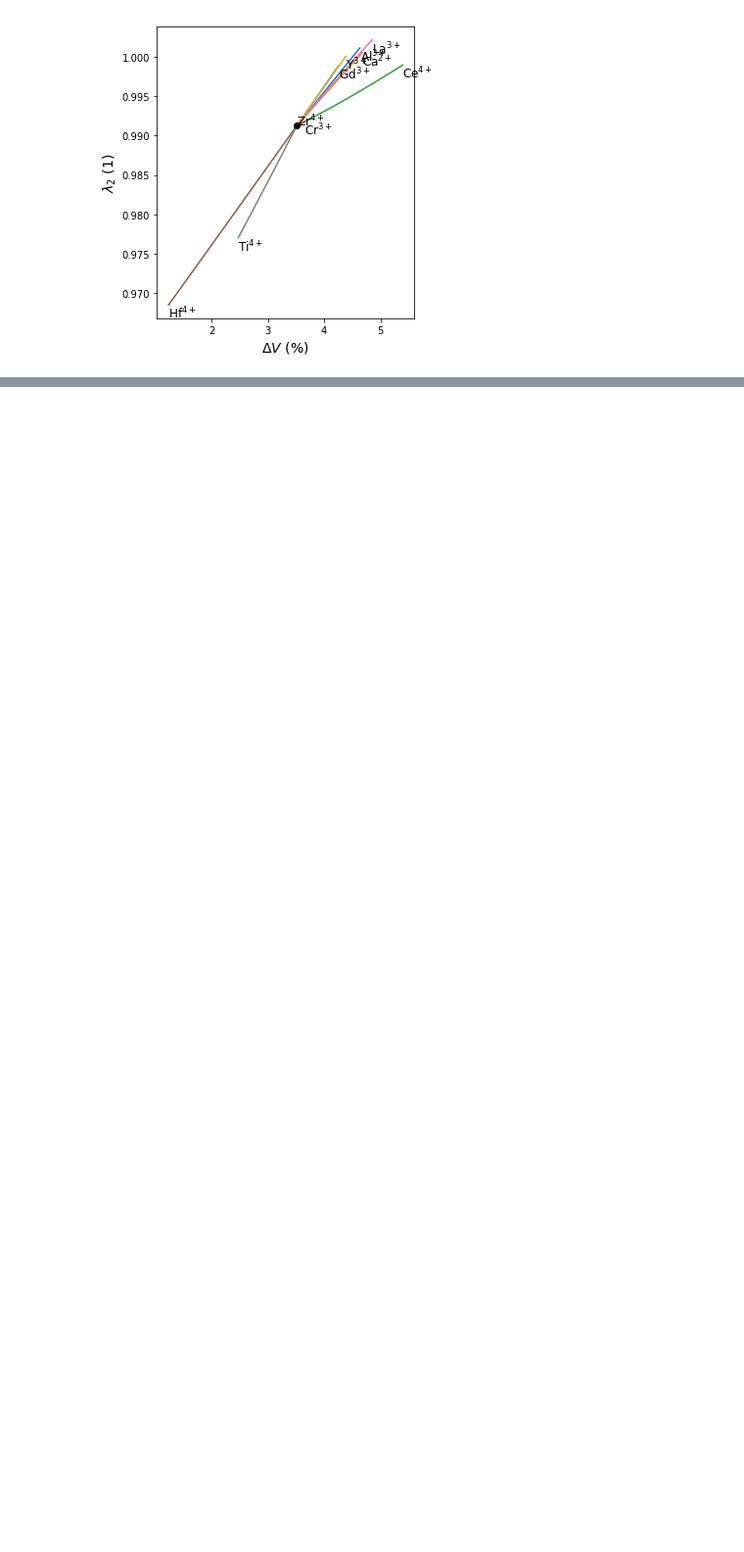
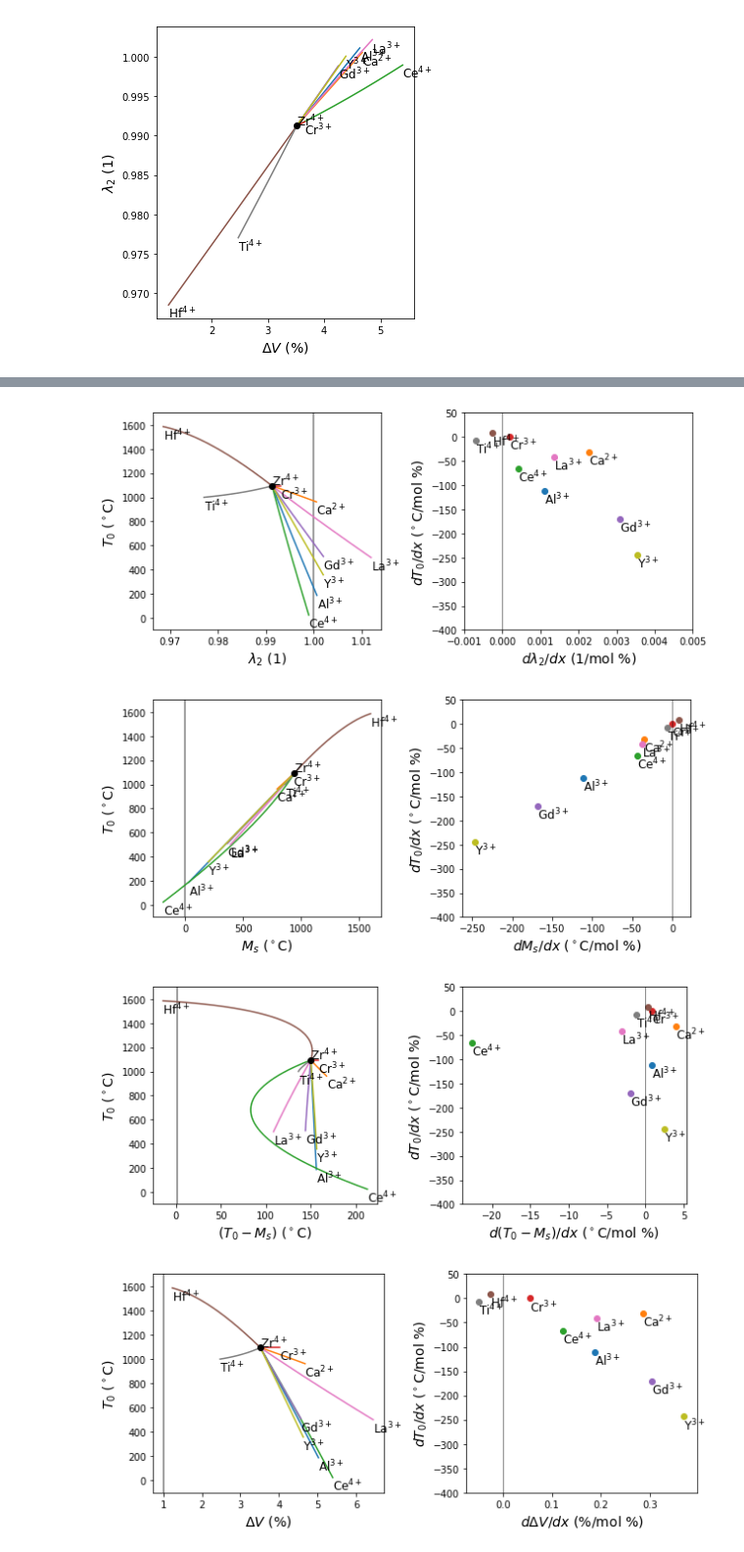
Before and after one commit to dskoda/smceramics, a Jupyter notebook: design_binary.ipynb, the cells around one changed output, grey strips where cells are left out. Shown at 98% size. Saved outputs shown, nothing was run; the diff lists cells and outputs as text; code cells hidden in the pictures; blank space fills up the shorter version.

```diff
--- a/design_binary.ipynb
+++ b/design_binary.ipynb
@@ -287,0 +339,54 @@ plt.show()
+# %%
+path = 'data/t0_corr'
+for prop in PROP_LABEL.keys():
+    files = sorted(os.listdir(path))
+    fig, ax = plt.subplots(1, 2, figsize=(9, 4))
+
+    for file in files:
+        element = file.strip('.csv')
+        df = pd.read_csv(os.path.join(path, file))
+        X = features_from_df(df, element)
+        results = get_cofactors(X, model)
+        results = results.sort_values(element)
+
+        ax[0].plot(results[prop], results['T'], label=element)
+#         ax[0].fill_betweenx(
+#             results['T'],
+#             results[prop] - UNCERTAINTY_LAMBDA,
+#             results[prop] + UNCERTAINTY_LAMBDA,
+#             alpha=0.2
+#         )
+        ax[0].annotate(ELEMENT_STR[element], (results[prop].values[-1], results['T'].values[-1]), fontsize=12, va='top')
+
+        dT, dL = get_gradient(results, element, prop)
+        ax[1].scatter(dL, dT)
+        ax[1].annotate(ELEMENT_STR[element], (dL, dT), fontsize=12, va='top')
+
+    ax[0].scatter([results[prop].values[0]], [results['T'].values[0]], zorder=3, color='k')
+    ax[0].annotate(ELEMENT_STR['Zr'], (results[prop].values[0], results['T'].values[0]), fontsize=12)
+
+    ax[0].set_xlabel('$%s$ (%s)' % (PROP_LABEL[prop], PROP_UNIT[prop]), fontsize=14)
+    ax[0].set_ylabel(r'$T_0$ ($^\circ$C)', fontsize=14)
+
+    ylim = (-100, 1700)
+    ax[0].set_ylim(ylim)
+    ax[0].plot([1, 1], ylim, color='#808080', zorder=-1)
+
+    ax[1].set_xlabel('$d%s/dx$ (%s/mol %%)' % (PROP_LABEL[prop], PROP_UNIT[prop]), fontsize=14)
+    ax[1].set_ylabel(r'$dT_0/dx$ ($^\circ$C/mol %)', fontsize=14)
+
+    ylim1 = [-400, 50]
+    ax[1].plot([0, 0], ylim1, color='k', linewidth=0.5)
+    ax[1].set_ylim(ylim1)
+
+    if prop == 'B_lambda':
+        ax[1].set_xlim(-0.001, 0.005)
+
+    # ax.legend()
+    fig.tight_layout()
+    plt.show()
+# %% [output]
+[figure, added]
+[figure, added]
+[figure, added]
+[figure, added]
```
Also changed, not shown: parts of 11 cells of this notebook, 2 other files.
